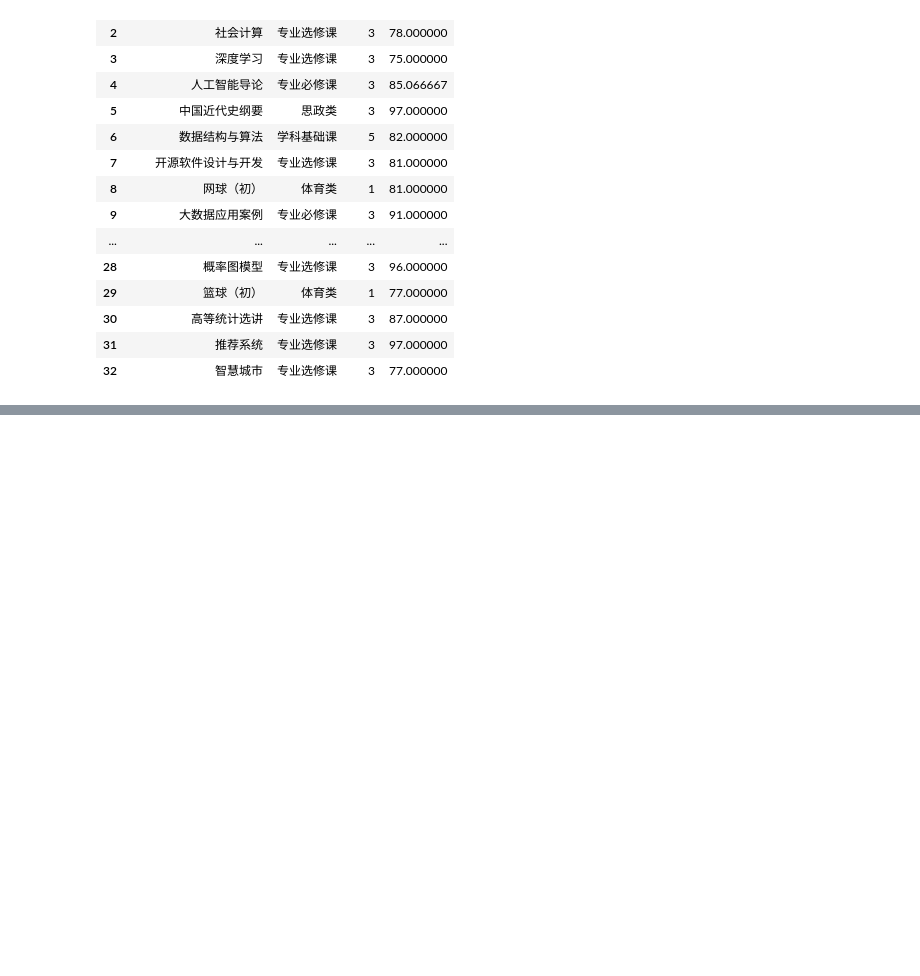
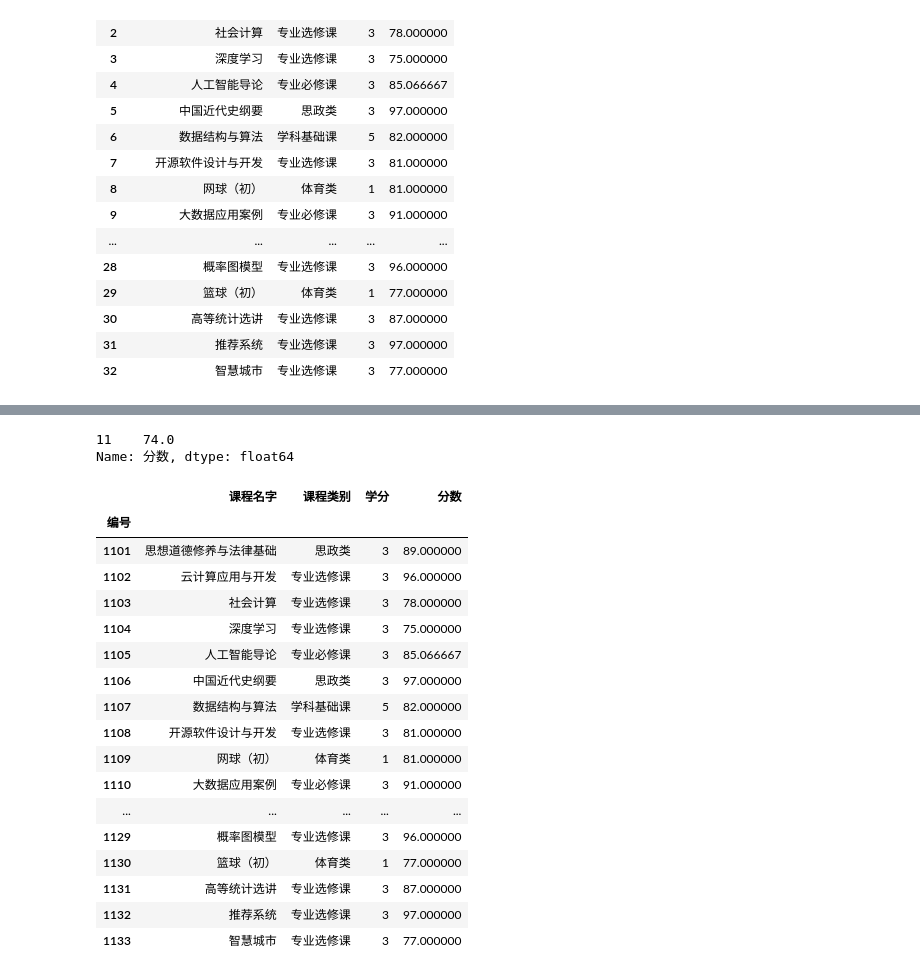
Before and after one commit to Lenovo-Future-Project-Group/Pandas_Sys, a Jupyter notebook: Work/萝卜_第三周测试.ipynb, the cells around one changed output, grey strips where cells are left out. Cells and saved outputs as stored; diff of their text form; code cells hidden in the pictures; blank space fills up the shorter version.

```diff
--- a/Work/萝卜_第三周测试.ipynb
+++ b/Work/萝卜_第三周测试.ipynb
@@ -111,0 +120,29 @@ df[df['课程类别'].isin(['思政类', '体育类'])]['课程名字']
+# %%
+# 8.查看课程名字为电子商务的考试分数
+df[df['课程名字']=='电子商务']['分数']
+# %% [output]
+11    74.0
+Name: 分数, dtype: float64
+# %%
+# 9.修改索引：从1101开始到1101+len(df)结束，把索引的名字改为编号
+df.index = pd.Index(range(1101, 1101+len(df)), name='编号')
+df
+# %% [output]
+|  | 课程名字 | 课程类别 | 学分 | 分数 |
+| 编号 |  |  |  |  |
+| 1101 | 思想道德修养与法律基础 | 思政类 | 3 | 89.000000 |
+| 1102 | 云计算应用与开发 | 专业选修课 | 3 | 96.000000 |
+| 1103 | 社会计算 | 专业选修课 | 3 | 78.000000 |
+| 1104 | 深度学习 | 专业选修课 | 3 | 75.000000 |
+| 1105 | 人工智能导论 | 专业必修课 | 3 | 85.066667 |
+| 1106 | 中国近代史纲要 | 思政类 | 3 | 97.000000 |
+| 1107 | 数据结构与算法 | 学科基础课 | 5 | 82.000000 |
+| 1108 | 开源软件设计与开发 | 专业选修课 | 3 | 81.000000 |
+| 1109 | 网球（初） | 体育类 | 1 | 81.000000 |
+| 1110 | 大数据应用案例 | 专业必修课 | 3 | 91.000000 |
+| ... | ... | ... | ... | ... |
+| 1129 | 概率图模型 | 专业选修课 | 3 | 96.000000 |
+| 1130 | 篮球（初） | 体育类 | 1 | 77.000000 |
+| 1131 | 高等统计选讲 | 专业选修课 | 3 | 87.000000 |
+| 1132 | 推荐系统 | 专业选修课 | 3 | 97.000000 |
+| 1133 | 智慧城市 | 专业选修课 | 3 | 77.000000 |
```
Also changed, not shown: parts of 7 cells of this notebook, 1 other file.
